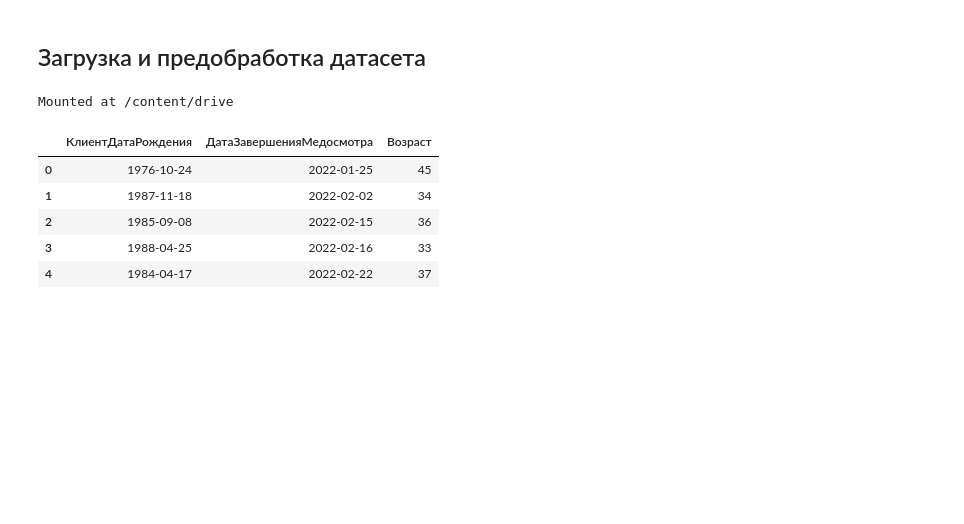
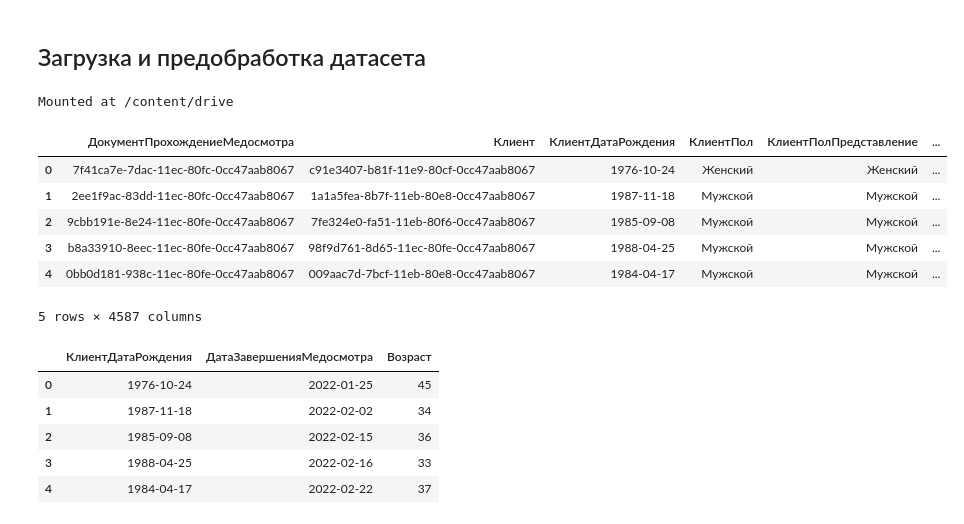
Before and after one commit to Untick/InspectrumClinic_RecSys, a Jupyter notebook: AndreySusarev/Profpatolog_GB_ipynb".ipynb, the cells around one changed output. Cells and saved outputs as stored; diff of their text form; code cells hidden in the pictures; blank space fills up the shorter version.

```diff
--- a/AndreySusarev/Profpatolog_GB_ipynb".ipynb
+++ b/AndreySusarev/Profpatolog_GB_ipynb".ipynb
@@ -60,7 +60,16 @@ drive.mount('/content/drive')
 Mounted at /content/drive
 # %%
 # Загрузим таблицу для обработки
-data = pd.read_excel('/content/drive/MyDrive/Стажировка/Profpatolog/Data/data_2.xlsx')
+data = pd.read_excel('/content/drive/MyDrive/Стажировка/Profpatolog/Data/DS_Profpatolog_1980.xlsx')
+data.head()
+# %% [output]
+|  | ДокументПрохождениеМедосмотра | Клиент | КлиентДатаРождения | КлиентПол | КлиентПолПредставление | ... |
+| 0 | 7f41ca7e-7dac-11ec-80fc-0cc47aab8067 | c91e3407-b81f-11e9-80cf-0cc47aab8067 | 1976-10-24 | Женский | Женский | ... |
+| 1 | 2ee1f9ac-83dd-11ec-80fc-0cc47aab8067 | 1a1a5fea-8b7f-11eb-80e8-0cc47aab8067 | 1987-11-18 | Мужской | Мужской | ... |
+| 2 | 9cbb191e-8e24-11ec-80fe-0cc47aab8067 | 7fe324e0-fa51-11eb-80f6-0cc47aab8067 | 1985-09-08 | Мужской | Мужской | ... |
+| 3 | b8a33910-8eec-11ec-80fe-0cc47aab8067 | 98f9d761-8d65-11ec-80fe-0cc47aab8067 | 1988-04-25 | Мужской | Мужской | ... |
+| 4 | 0bb0d181-938c-11ec-80fe-0cc47aab8067 | 009aac7d-7bcf-11eb-80e8-0cc47aab8067 | 1984-04-17 | Мужской | Мужской | ... |
+5 rows × 4587 columns
 # %%
 # Вычислим возраст клиентов, результат запишим в отдельную колонку
 
```
Also changed, not shown: parts of 9 cells of this notebook.
